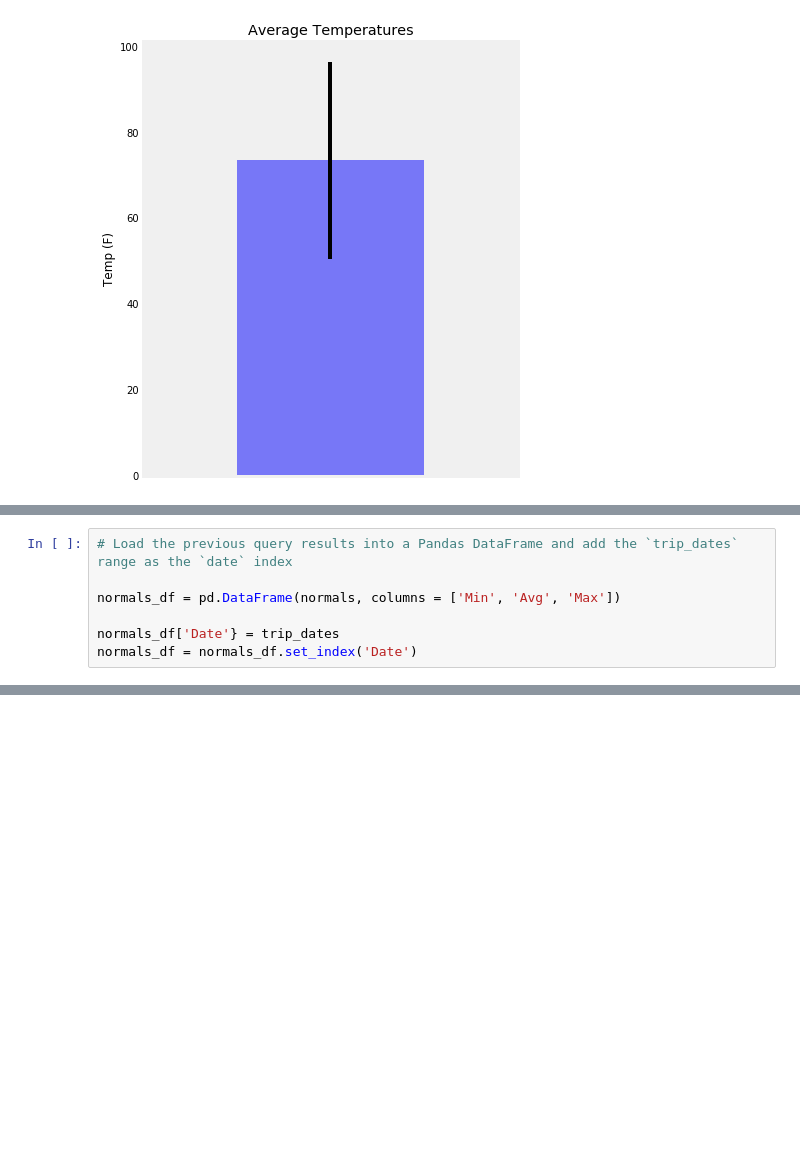
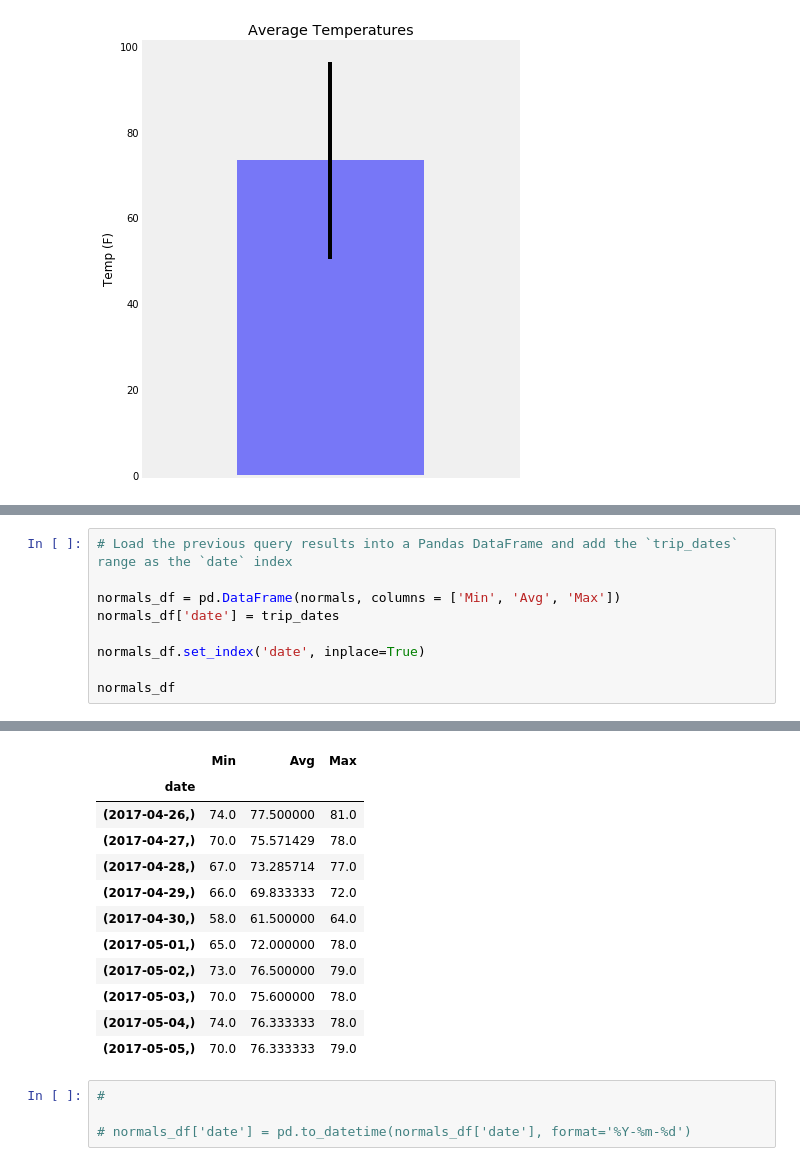
Before and after one commit to anblack14/Homework_Repo, a Jupyter notebook: 10_Advanced_Data_Storage_Retrieval/HW_Climate_Analysis.ipynb, the cells around one changed output, grey strips where cells are left out. Drawn from its saved outputs; the diff is of its cells as text; blank space fills up the shorter version.

```diff
--- a/10_Advanced_Data_Storage_Retrieval/HW_Climate_Analysis.ipynb
+++ b/10_Advanced_Data_Storage_Retrieval/HW_Climate_Analysis.ipynb
@@ -355,7 +383,9 @@ TypeError: Cannot convert input [246 days, 0:00:00] of type <class 'datetime.tim
 # Load the previous query results into a Pandas DataFrame and add the `trip_dates` range as the `date` index
 
 normals_df = pd.DataFrame(normals, columns = ['Min', 'Avg', 'Max'])
+normals_df['date'] = trip_dates
 
-normals_df['Date'} = trip_dates
-normals_df = normals_df.set_index('Date')
+normals_df.set_index('date', inplace=True)
+
+normals_df
 # %% [output]
@@ -363,3 +392,19 @@ SyntaxError: invalid syntax (<ipython-input-59-0f7cf9c7e86a>, line 5)
+|  | Min | Avg | Max |
+| date |  |  |  |
+| (2017-04-26,) | 74.0 | 77.500000 | 81.0 |
+| (2017-04-27,) | 70.0 | 75.571429 | 78.0 |
+| (2017-04-28,) | 67.0 | 73.285714 | 77.0 |
+| (2017-04-29,) | 66.0 | 69.833333 | 72.0 |
+| (2017-04-30,) | 58.0 | 61.500000 | 64.0 |
+| (2017-05-01,) | 65.0 | 72.000000 | 78.0 |
+| (2017-05-02,) | 73.0 | 76.500000 | 79.0 |
+| (2017-05-03,) | 70.0 | 75.600000 | 78.0 |
+| (2017-05-04,) | 74.0 | 76.333333 | 78.0 |
+| (2017-05-05,) | 70.0 | 76.333333 | 79.0 |
+# %%
+#
+
+# normals_df['date'] = pd.to_datetime(normals_df['date'], format='%Y-%m-%d')
 # %%
 # Plot the daily normals as an area plot with `stacked=False`
 
```
Also changed, not shown: parts of 6 cells of this notebook.
